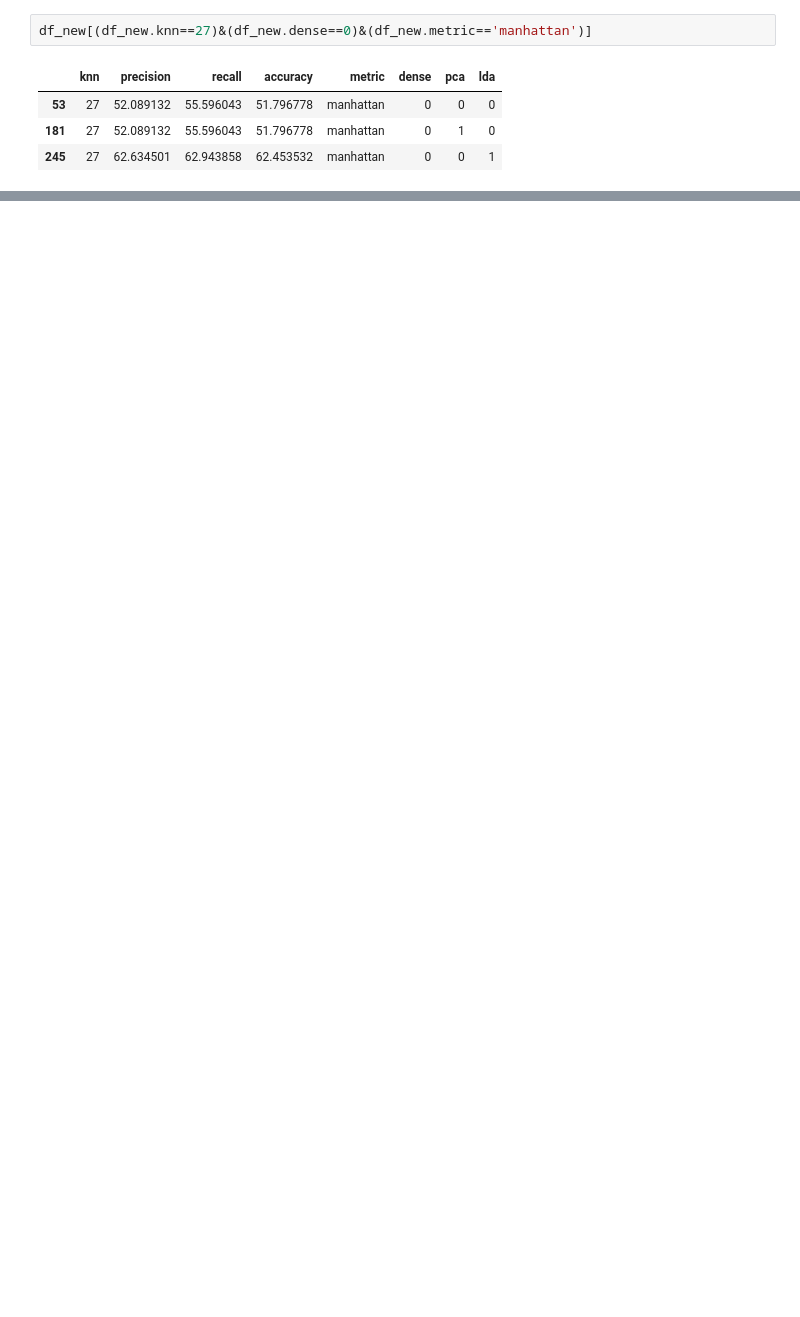
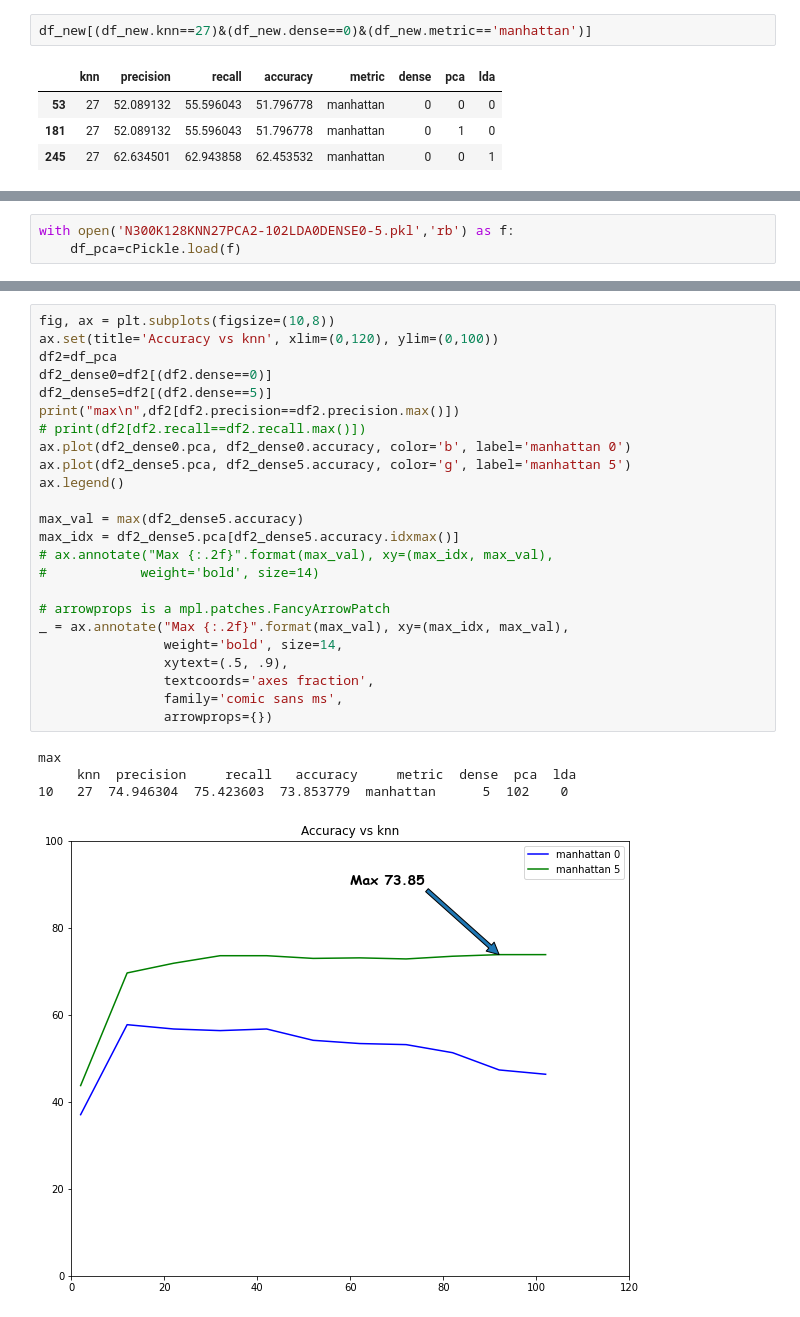
Before and after one commit to StanleyAlbayeros/MCV-M3-MLCV-G02, a Jupyter notebook: M3_Project_week1_BagOfWords_Team6.ipynb, the cells around one changed output, grey strips where cells are left out. Saved outputs shown, nothing was run; the diff lists cells and outputs as text; blank space fills up the shorter version.

```diff
--- a/M3_Project_week1_BagOfWords_Team6.ipynb
+++ b/M3_Project_week1_BagOfWords_Team6.ipynb
@@ -182,0 +184,3 @@ For best result of KNN=27 we can see that PCA shows the same values where LDA im
+# %%
+with open('N300K128KNN27PCA2-102LDA0DENSE0-5.pkl','rb') as f:
+    df_pca=cPickle.load(f)
@@ -182,0 +207,29 @@ For best result of KNN=27 we can see that PCA shows the same values where LDA im
+# %%
+fig, ax = plt.subplots(figsize=(10,8))
+ax.set(title='Accuracy vs knn', xlim=(0,120), ylim=(0,100))
+df2=df_pca
+df2_dense0=df2[(df2.dense==0)]
+df2_dense5=df2[(df2.dense==5)]
+print("max\n",df2[df2.precision==df2.precision.max()])
+# print(df2[df2.recall==df2.recall.max()])
+ax.plot(df2_dense0.pca, df2_dense0.accuracy, color='b', label='manhattan 0')
+ax.plot(df2_dense5.pca, df2_dense5.accuracy, color='g', label='manhattan 5')
+ax.legend()
+
+max_val = max(df2_dense5.accuracy)
+max_idx = df2_dense5.pca[df2_dense5.accuracy.idxmax()]
+# ax.annotate("Max {:.2f}".format(max_val), xy=(max_idx, max_val),
+#            weight='bold', size=14)
+
+# arrowprops is a mpl.patches.FancyArrowPatch
+_ = ax.annotate("Max {:.2f}".format(max_val), xy=(max_idx, max_val),
+                weight='bold', size=14,
+                xytext=(.5, .9),
+                textcoords='axes fraction',
+                family='comic sans ms',
+                arrowprops={})
+# %% [output]
+max
+     knn  precision     recall   accuracy     metric  dense  pca  lda
+10   27  74.946304  75.423603  73.853779  manhattan      5  102    0
+[figure, added]
```
Also changed, not shown: parts of 5 cells of this notebook, 3 other files.
